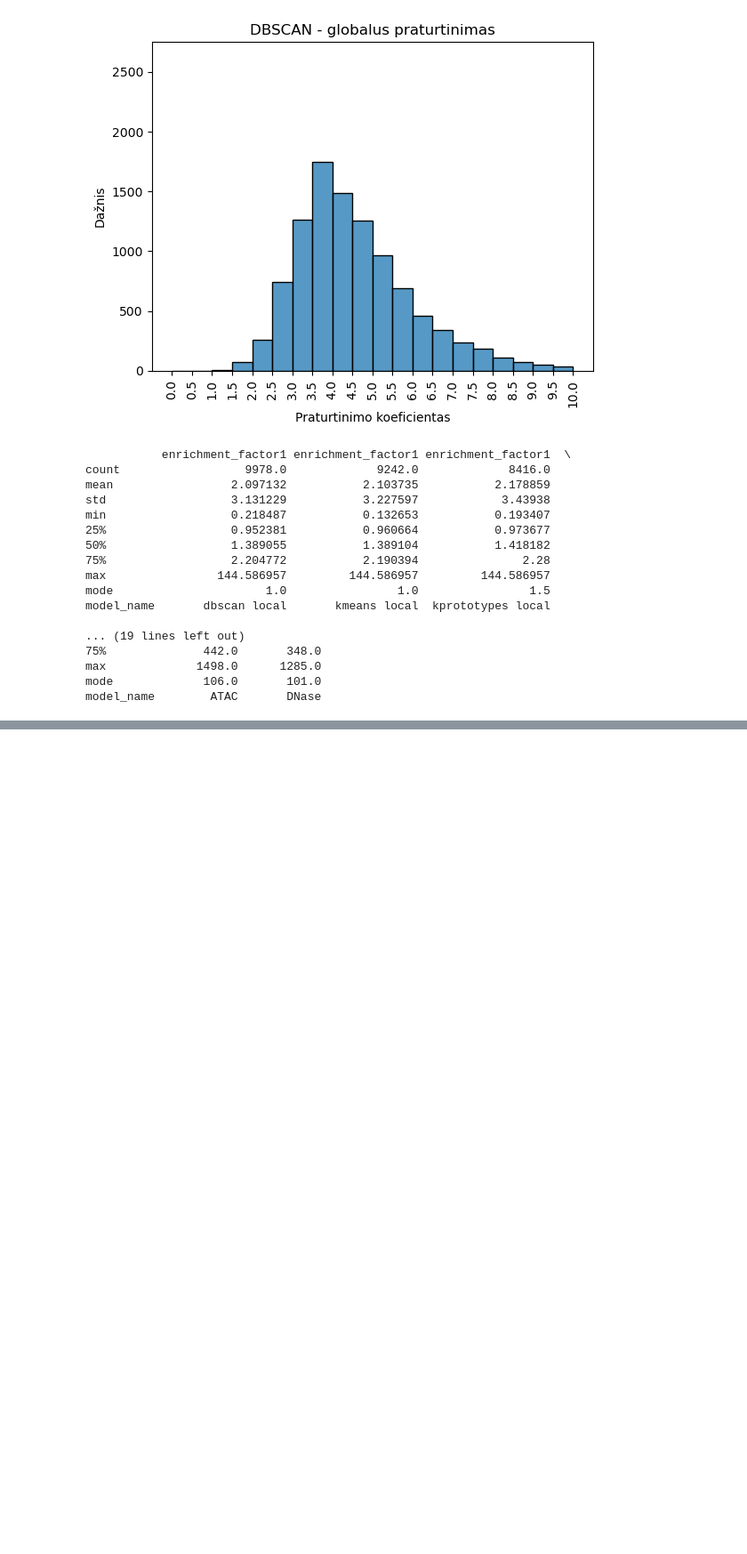
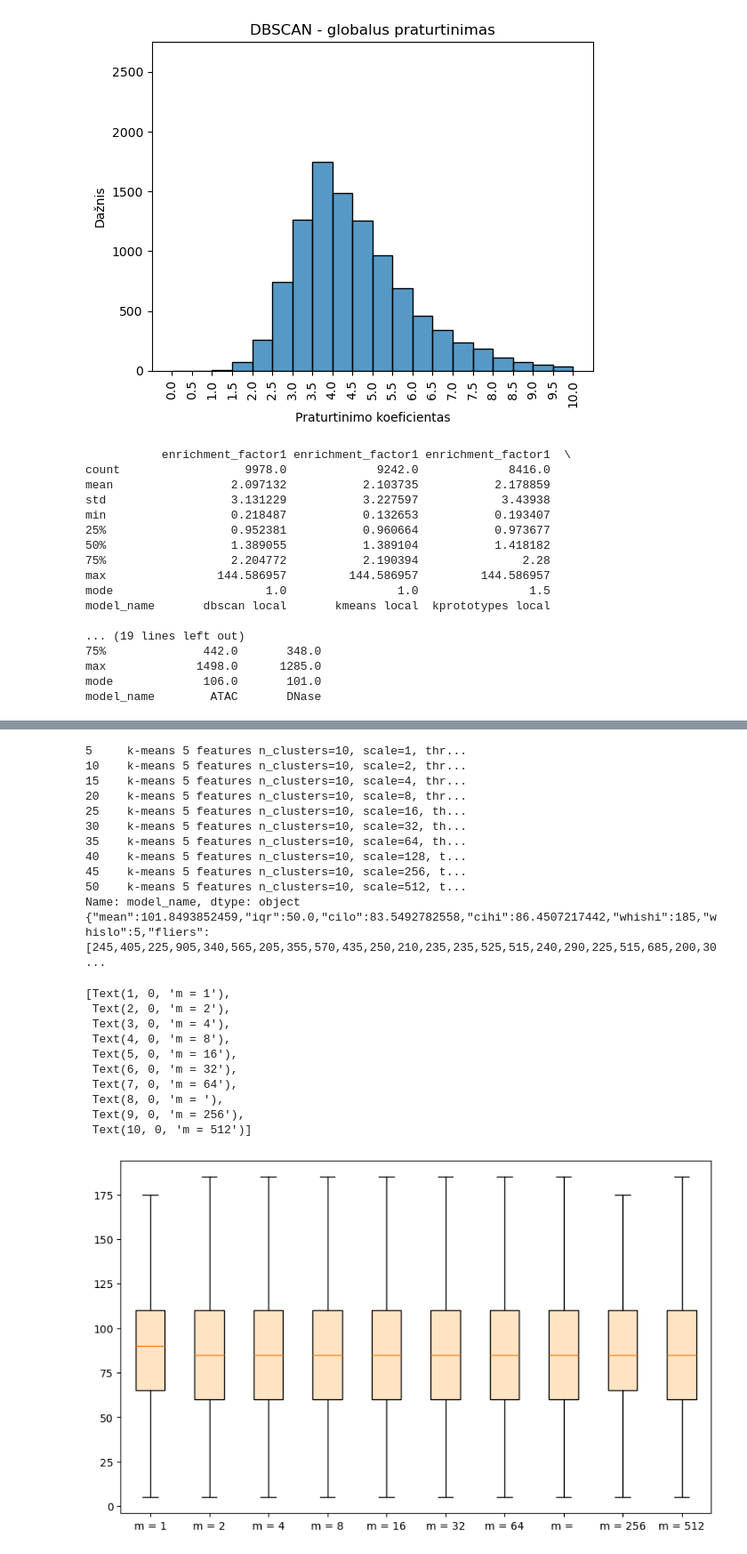
Before and after one commit to lu-kup/bio-baigiamasis, a Jupyter notebook: scripts/diagrams.ipynb, the cells around one changed output, grey strips where cells are left out. Shown at 89% size. Drawn from its saved outputs; the diff is of its cells as text; code cells hidden in the pictures; blank space fills up the shorter version.

```diff
--- a/scripts/diagrams.ipynb
+++ b/scripts/diagrams.ipynb
@@ -303,0 +352,43 @@ model_name        ATAC       DNase
+# %%
+evaluations = pd.read_csv('../outputs/zresults_kmeans_scale.tsv', sep='\t')
+s_three = evaluations.iloc[[5, 10,15,20,25,30,35,40,45,50],:]
+print(s_three['model_name'])
+boxes = list(s_three['boxplot_json'])
+print(boxes[1])
+
+# Parse JSON data into a list of dictionaries
+box_data = [json.loads(box) for box in boxes]
+
+fig, ax = plt.subplots(figsize=(10, 6))  # Adjust size as needed
+
+ax.bxp(box_data, patch_artist=True, showfliers=False, boxprops={'facecolor': 'bisque'})
+
+ax.set_xticklabels([
+    "m = 1", "m = 2", "m = 4", "m = 8",
+    "m = 16", "m = 32", "m = 64", "m = ",
+    "m = 256", "m = 512"
+])
+# %% [output]
+5     k-means 5 features n_clusters=10, scale=1, thr...
+10    k-means 5 features n_clusters=10, scale=2, thr...
+15    k-means 5 features n_clusters=10, scale=4, thr...
+20    k-means 5 features n_clusters=10, scale=8, thr...
+25    k-means 5 features n_clusters=10, scale=16, th...
+30    k-means 5 features n_clusters=10, scale=32, th...
+35    k-means 5 features n_clusters=10, scale=64, th...
+40    k-means 5 features n_clusters=10, scale=128, t...
+45    k-means 5 features n_clusters=10, scale=256, t...
+50    k-means 5 features n_clusters=10, scale=512, t...
+Name: model_name, dtype: object
+{"mean":101.8493852459,"iqr":50.0,"cilo":83.5492782558,"cihi":86.4507217442,"whishi":185,"whislo":5,"fliers":[245,405,225,905,340,565,205,355,570,435,250,210,235,235,525,515,240,290,225,515,685,200,30 ...
+[Text(1, 0, 'm = 1'),
+ Text(2, 0, 'm = 2'),
+ Text(3, 0, 'm = 4'),
+ Text(4, 0, 'm = 8'),
+ Text(5, 0, 'm = 16'),
+ Text(6, 0, 'm = 32'),
+ Text(7, 0, 'm = 64'),
+ Text(8, 0, 'm = '),
+ Text(9, 0, 'm = 256'),
+ Text(10, 0, 'm = 512')]
+[figure, added]
```
Also changed, not shown: parts of 7 cells of this notebook, 1 other file.
